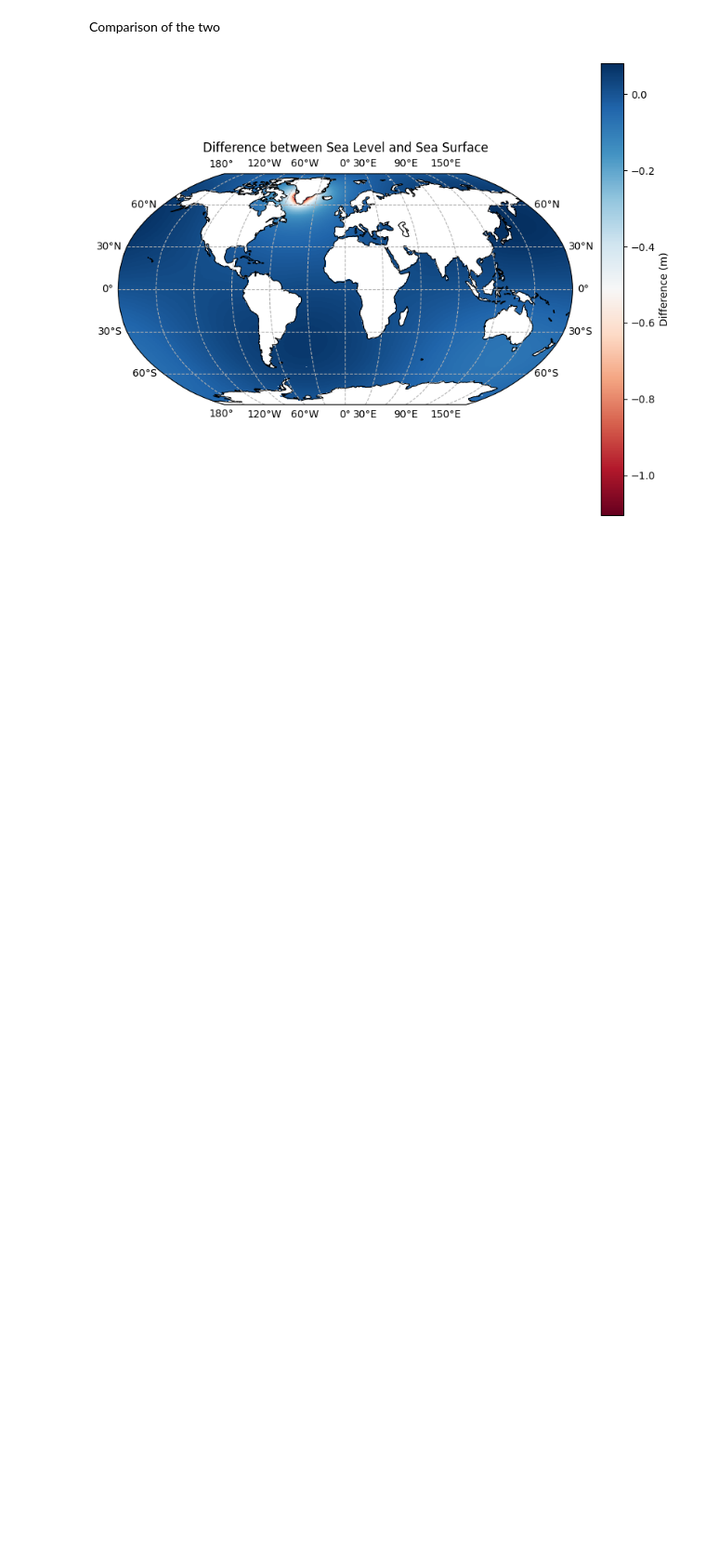
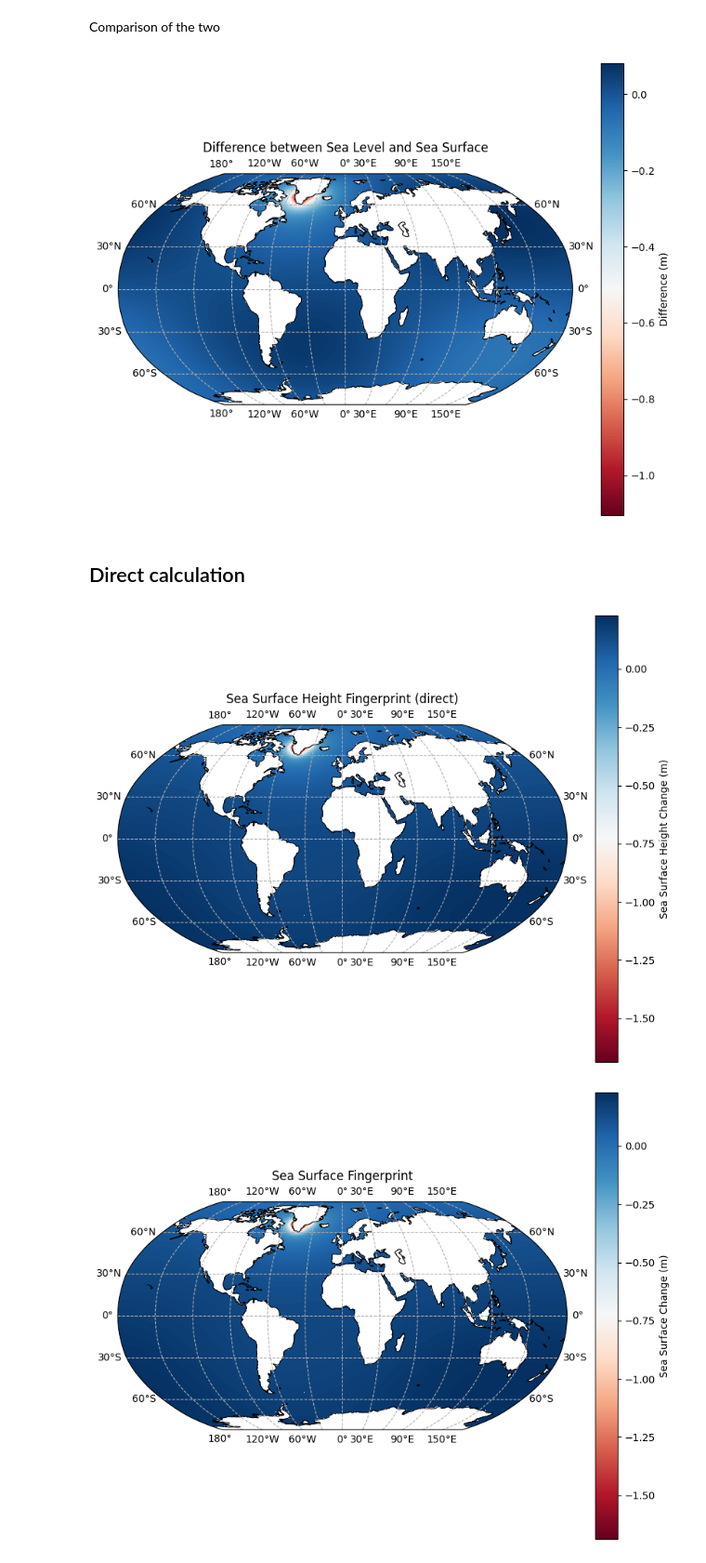
Before and after one commit to 0thomasholland/Part_III_Project, a Jupyter notebook: notebooks/Sea Level to Sea Surface.ipynb, the cells around one changed output. Shown at 93% size. Cells and saved outputs as stored; diff of their text form; code cells hidden in the pictures; blank space fills up the shorter version.

Commit message:
adding a SeaSurfaceFingerPrint class by extending the FingerPrint class

```diff
--- a/notebooks/Sea Level to Sea Surface.ipynb
+++ b/notebooks/Sea Level to Sea Surface.ipynb
@@ -93,3 +93,5 @@ fig.colorbar(im, ax=ax, label="Difference (m)")
 plt.show()
 # %% [output]
 [figure]
+# %% [markdown]
+## Direct calculation
@@ -95,0 +117,39 @@ plt.show()
+# %%
+# Convert the ice thickness change into a surface mass load (in kg/m^2)
+direct_load = fp_d.direct_load_from_ice_thickness_change(ice_thickness_change)
+
+sea_surface_height_change, _, _, _ = fp_d(direct_load=direct_load)
+# %%
+fig, ax, im = sl.plot(
+    sea_surface_height_change * fp_d.ocean_projection(),
+    coasts=True,
+    symmetric=False,
+)
+ax.set_title("Sea Surface Height Fingerprint (direct)")
+fig.colorbar(im, ax=ax, label="Sea Surface Height Change (m)")
+plt.show()
+
+# Compare with previous result
+
+fig, ax, im = sl.plot(
+    sea_surface_change * fp_d.ocean_projection(),
+    coasts=True,
+    symmetric=False,
+)
+ax.set_title("Sea Surface Fingerprint")
+fig.colorbar(im, ax=ax, label="Sea Surface Change (m)")
+plt.show()
+
+# subtract the two results
+
+fig, ax, im = sl.plot(
+    (sea_surface_height_change - sea_surface_change) * fp_d.ocean_projection(),
+    coasts=True,
+    symmetric=False,
+)
+ax.set_title("Difference between direct and indirect Sea Surface")
+fig.colorbar(im, ax=ax, label="Difference (m)")
+plt.show()
+# %% [output]
+[figure, added]
+[figure, added]
```
Also changed, not shown: parts of 3 cells of this notebook, 2 other files.
